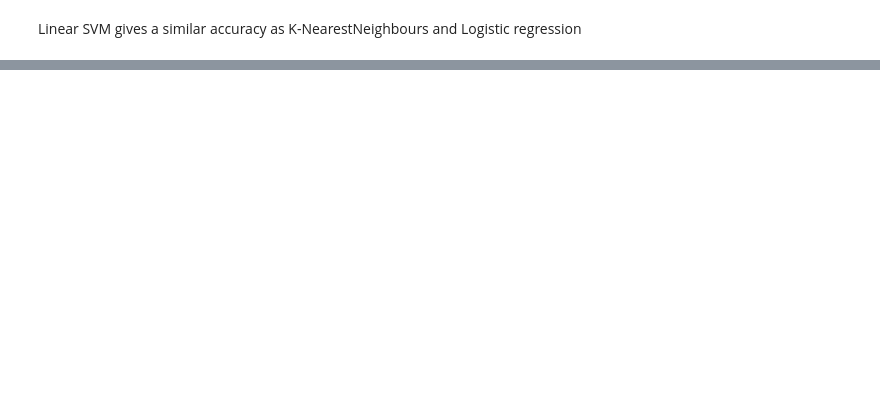
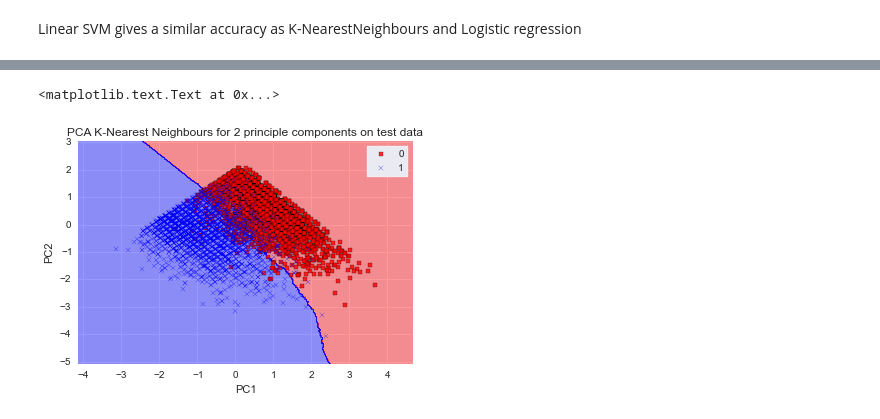
Before and after one commit to Fungie/Data_science_tasks, a Jupyter notebook: Predicting company website conversion rate.ipynb, the cells around one changed output, grey strips where cells are left out. Saved outputs shown, nothing was run; the diff lists cells and outputs as text; code cells hidden in the pictures; blank space fills up the shorter version.

```diff
--- a/Predicting company website conversion rate.ipynb
+++ b/Predicting company website conversion rate.ipynb
@@ -462,0 +480,5 @@ Linear SVM gives a similar accuracy as K-NearestNeighbours and Logistic regressi
+# %%
+knn.fit(X_train_pca,y_train)
+y_pred_pca = knn.predict(X_test_pca)
+score_knn_pca= metrics.accuracy_score(y_test,y_pred_pca)
+print 'The accuracy of the PCA K-nearest neighbours model is %.4f ' %score_knn
@@ -462,0 +496,9 @@ Linear SVM gives a similar accuracy as K-NearestNeighbours and Logistic regressi
+# %%
+plot_decision_regions(X_test_pca,y_test,classifier=knn)
+plt.xlabel('PC1')
+plt.ylabel('PC2')
+plt.legend(loc='best',frameon=True)
+plt.title('PCA K-Nearest Neighbours for 2 principle components on test data')
+# %% [output]
+<matplotlib.text.Text at 0x...>
+[figure, added]
```
Also changed, not shown: parts of 36 cells of this notebook.
